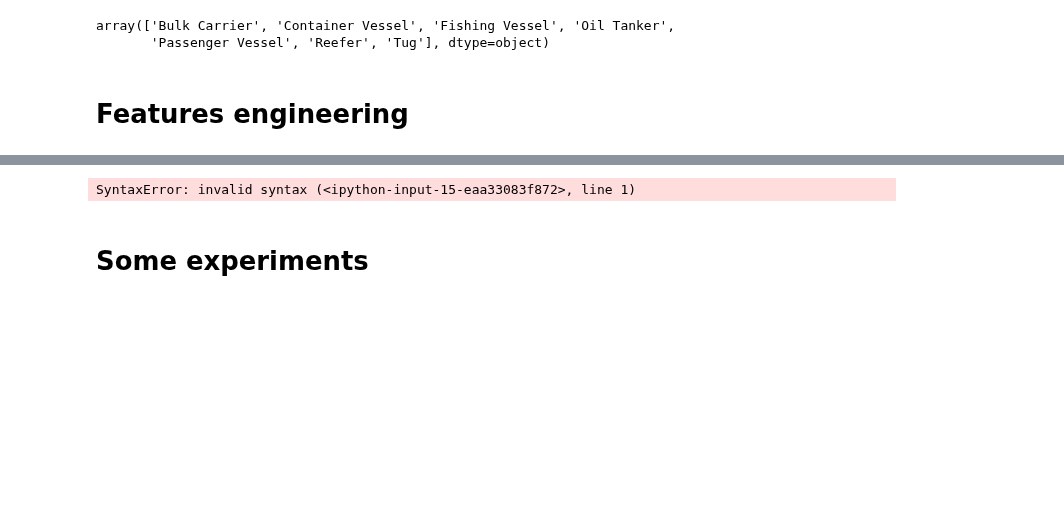
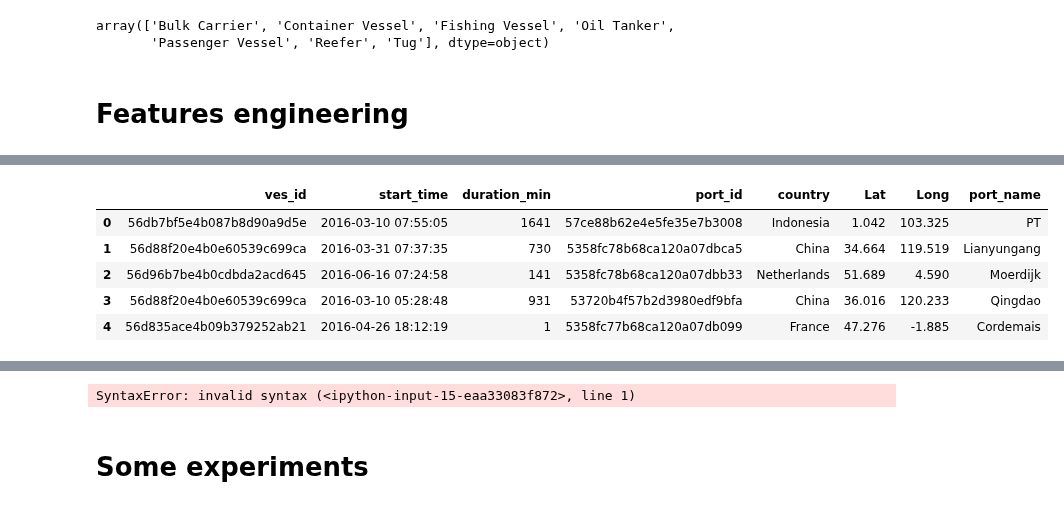
Before and after one commit to matanma/ML, a Jupyter notebook: WinWard/WinWard.ipynb, the cells around one changed output, grey strips where cells are left out. Drawn from its saved outputs; the diff is of its cells as text; code cells hidden in the pictures; blank space fills up the shorter version.

```diff
--- a/WinWard/WinWard.ipynb
+++ b/WinWard/WinWard.ipynb
@@ -552,0 +641,9 @@ array(['Bulk Carrier', 'Container Vessel', 'Fishing Vessel', 'Oil Tanker',
+# %%
+train_set_df_orig.head()
+# %% [output]
+|  | ves_id | start_time | duration_min | port_id | country | Lat | Long | port_name |
+| 0 | 56db7bf5e4b087b8d90a9d5e | 2016-03-10 07:55:05 | 1641 | 57ce88b62e4e5fe35e7b3008 | Indonesia | 1.042 | 103.325 | PT |
+| 1 | 56d88f20e4b0e60539c699ca | 2016-03-31 07:37:35 | 730 | 5358fc78b68ca120a07dbca5 | China | 34.664 | 119.519 | Lianyungang |
+| 2 | 56d96b7be4b0cdbda2acd645 | 2016-06-16 07:24:58 | 141 | 5358fc78b68ca120a07dbb33 | Netherlands | 51.689 | 4.590 | Moerdijk |
+| 3 | 56d88f20e4b0e60539c699ca | 2016-03-10 05:28:48 | 931 | 53720b4f57b2d3980edf9bfa | China | 36.016 | 120.233 | Qingdao |
+| 4 | 56d835ace4b09b379252ab21 | 2016-04-26 18:12:19 | 1 | 5358fc77b68ca120a07db099 | France | 47.276 | -1.885 | Cordemais |
```
Also changed, not shown: parts of 35 cells of this notebook.
